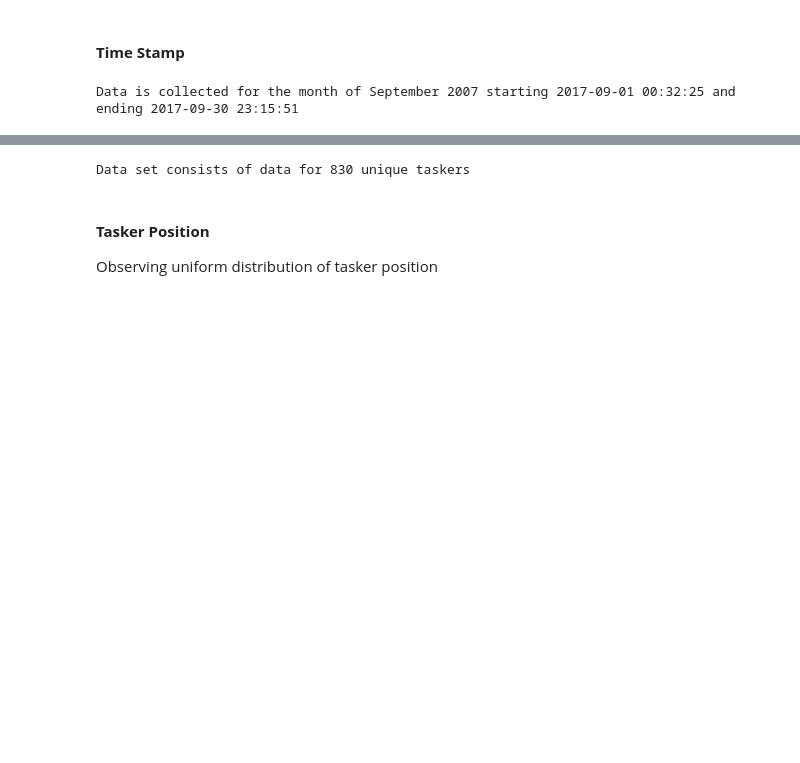
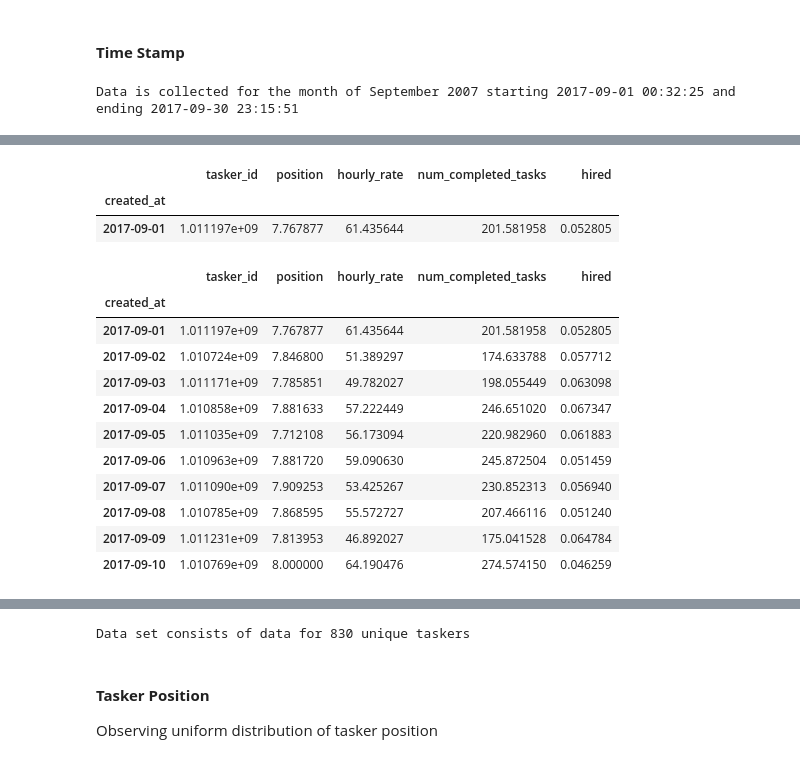
Before and after one commit to nastyasimpson/tr_takehome, a Jupyter notebook: eda_a_simpson.ipynb, the cells around one changed output, grey strips where cells are left out. Drawn from its saved outputs; the diff is of its cells as text; code cells hidden in the pictures; blank space fills up the shorter version.

```diff
--- a/eda_a_simpson.ipynb
+++ b/eda_a_simpson.ipynb
@@ -88,0 +172,22 @@ Data is collected for the month of September 2007 starting 2017-09-01 00:32:25 a
+# %%
+temp_d = t_data.resample('D', kind = 'timestamp').mean()
+temp_d.head(1)
+# %% [output]
+|  | tasker_id | position | hourly_rate | num_completed_tasks | hired |
+| created_at |  |  |  |  |  |
+| 2017-09-01 | 1.011197e+09 | 7.767877 | 61.435644 | 201.581958 | 0.052805 |
+# %%
+temp_d.loc['2017-09-01':'2017-09-10']
+# %% [output]
+|  | tasker_id | position | hourly_rate | num_completed_tasks | hired |
+| created_at |  |  |  |  |  |
+| 2017-09-01 | 1.011197e+09 | 7.767877 | 61.435644 | 201.581958 | 0.052805 |
+| 2017-09-02 | 1.010724e+09 | 7.846800 | 51.389297 | 174.633788 | 0.057712 |
+| 2017-09-03 | 1.011171e+09 | 7.785851 | 49.782027 | 198.055449 | 0.063098 |
+| 2017-09-04 | 1.010858e+09 | 7.881633 | 57.222449 | 246.651020 | 0.067347 |
+| 2017-09-05 | 1.011035e+09 | 7.712108 | 56.173094 | 220.982960 | 0.061883 |
+| 2017-09-06 | 1.010963e+09 | 7.881720 | 59.090630 | 245.872504 | 0.051459 |
+| 2017-09-07 | 1.011090e+09 | 7.909253 | 53.425267 | 230.852313 | 0.056940 |
+| 2017-09-08 | 1.010785e+09 | 7.868595 | 55.572727 | 207.466116 | 0.051240 |
+| 2017-09-09 | 1.011231e+09 | 7.813953 | 46.892027 | 175.041528 | 0.064784 |
+| 2017-09-10 | 1.010769e+09 | 8.000000 | 64.190476 | 274.574150 | 0.046259 |
```
Also changed, not shown: parts of 22 cells of this notebook.
